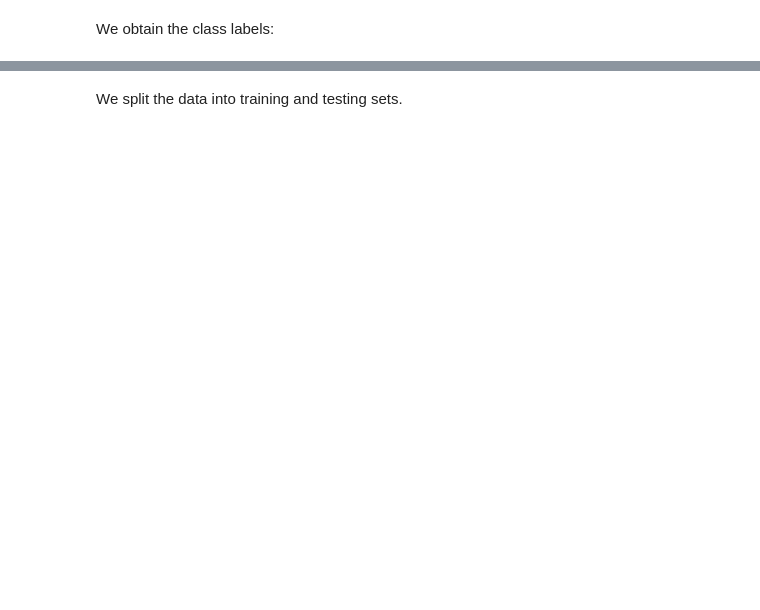
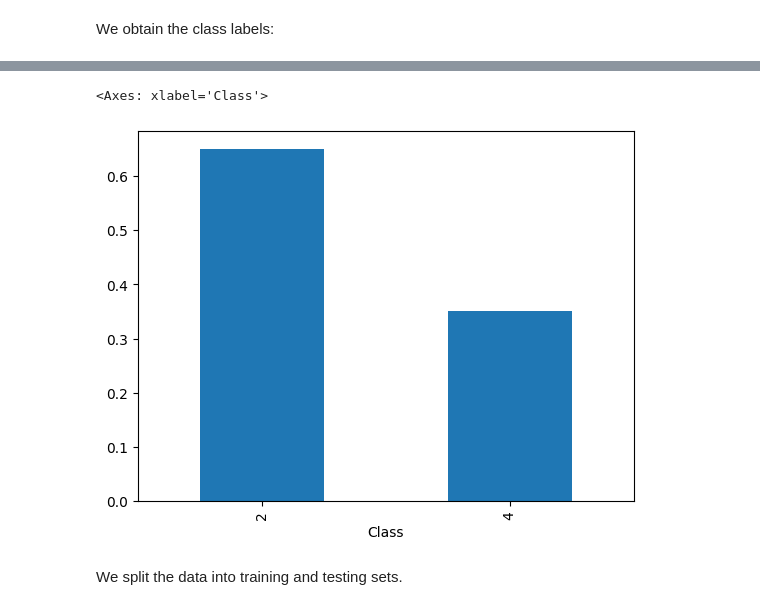
Before and after one commit to zhiyixu/ibm, a Jupyter notebook: 3.分类问题/Ramdom_forest.ipynb, the cells around one changed output, grey strips where cells are left out. Drawn from its saved outputs; the diff is of its cells as text; code cells hidden in the pictures; blank space fills up the shorter version.

```diff
--- a/3.分类问题/Ramdom_forest.ipynb
+++ b/3.分类问题/Ramdom_forest.ipynb
@@ -285,3 +478,8 @@ y.head()
+# %%
+y.value_counts(normalize=True).plot(kind="bar")
+# %% [output]
+<Axes: xlabel='Class'>
+[figure, added]
 # %% [markdown]
 We split the data into training and testing sets.
 # %%
```
Also changed, not shown: parts of 47 cells of this notebook, 1 other file.
